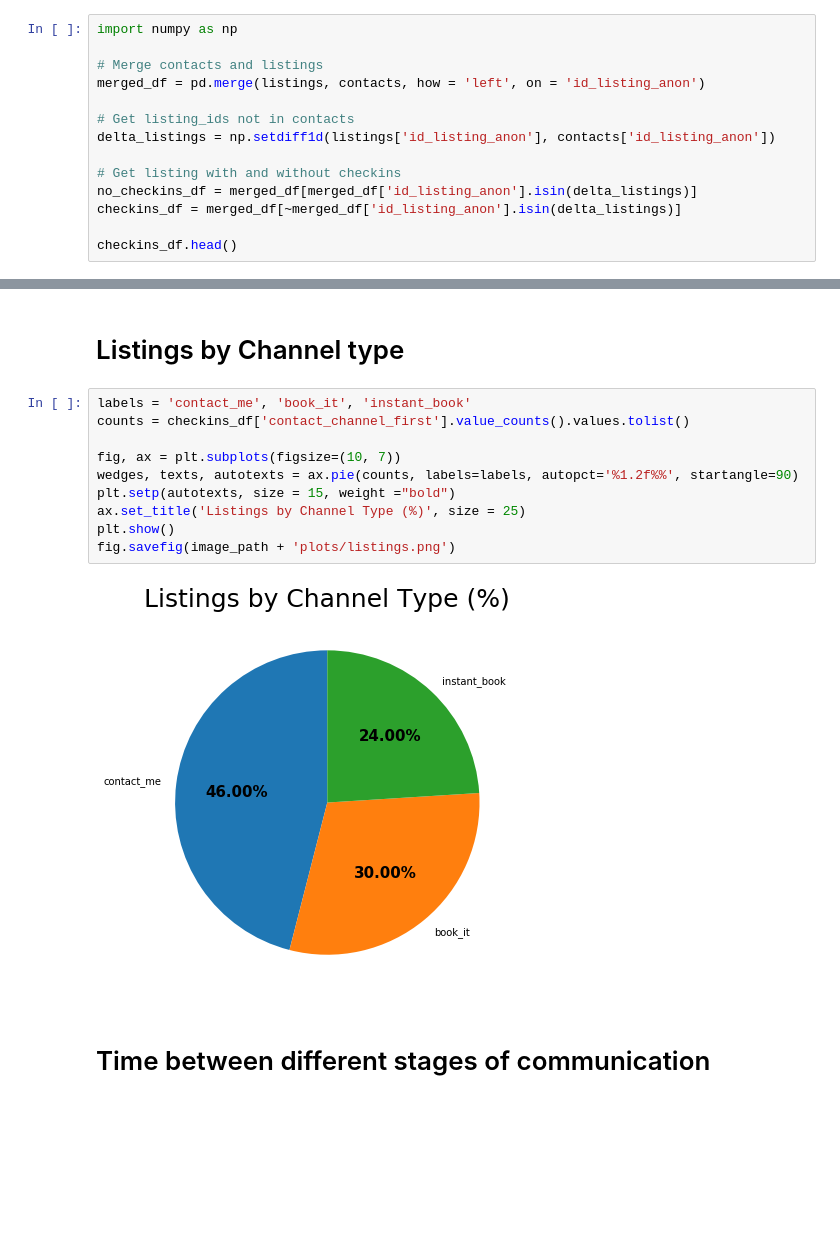
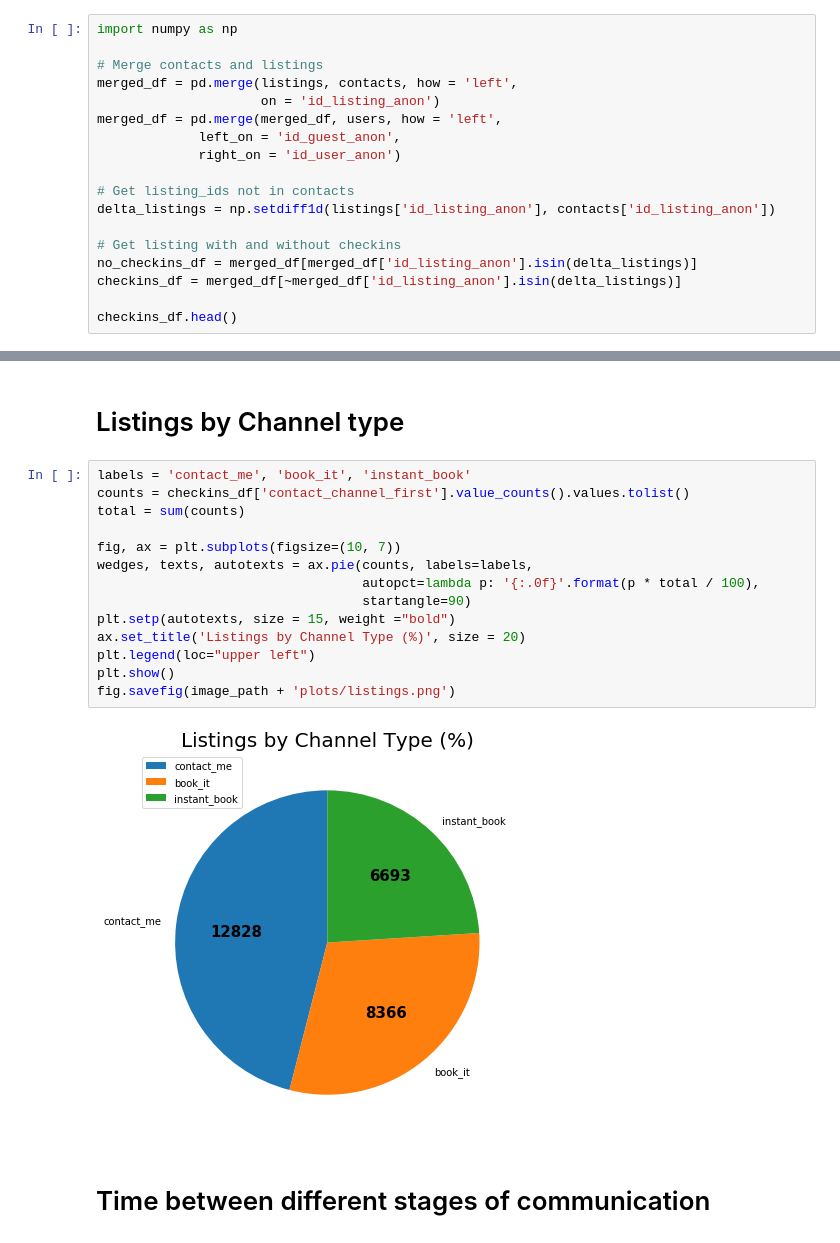
Before and after one commit to NikhilSawal/data_science_case_studies, a Jupyter notebook: airbnb/solution/solution.ipynb, the cells around one changed output, grey strips where cells are left out. Cells and saved outputs as stored; diff of their text form; blank space fills up the shorter version.

```diff
--- a/airbnb/solution/solution.ipynb
+++ b/airbnb/solution/solution.ipynb
@@ -60,7 +87,11 @@ summary_df
 import numpy as np
 
 # Merge contacts and listings
-merged_df = pd.merge(listings, contacts, how = 'left', on = 'id_listing_anon')
+merged_df = pd.merge(listings, contacts, how = 'left',
+                     on = 'id_listing_anon')
+merged_df = pd.merge(merged_df, users, how = 'left',
+             left_on = 'id_guest_anon',
+             right_on = 'id_user_anon')
 
 # Get listing_ids not in contacts
 delta_listings = np.setdiff1d(listings['id_listing_anon'], contacts['id_listing_anon'])
@@ -143,15 +174,19 @@ print(listings)
 # %%
 labels = 'contact_me', 'book_it', 'instant_book'
 counts = checkins_df['contact_channel_first'].value_counts().values.tolist()
+total = sum(counts)
 
 fig, ax = plt.subplots(figsize=(10, 7))
-wedges, texts, autotexts = ax.pie(counts, labels=labels, autopct='%1.2f%%', startangle=90)
+wedges, texts, autotexts = ax.pie(counts, labels=labels,
+                                  autopct=lambda p: '{:.0f}'.format(p * total / 100),
+                                  startangle=90)
 plt.setp(autotexts, size = 15, weight ="bold")
-ax.set_title('Listings by Channel Type (%)', size = 25)
+ax.set_title('Listings by Channel Type (%)', size = 20)
+plt.legend(loc="upper left")
 plt.show()
 fig.savefig(image_path + 'plots/listings.png')
 # %% [output]
-[figure, old version]
+[figure, new version]
 # %% [markdown]
 # Time between different stages of communication
 # %%
```
Also changed, not shown: parts of 11 cells of this notebook, 8 other files.
